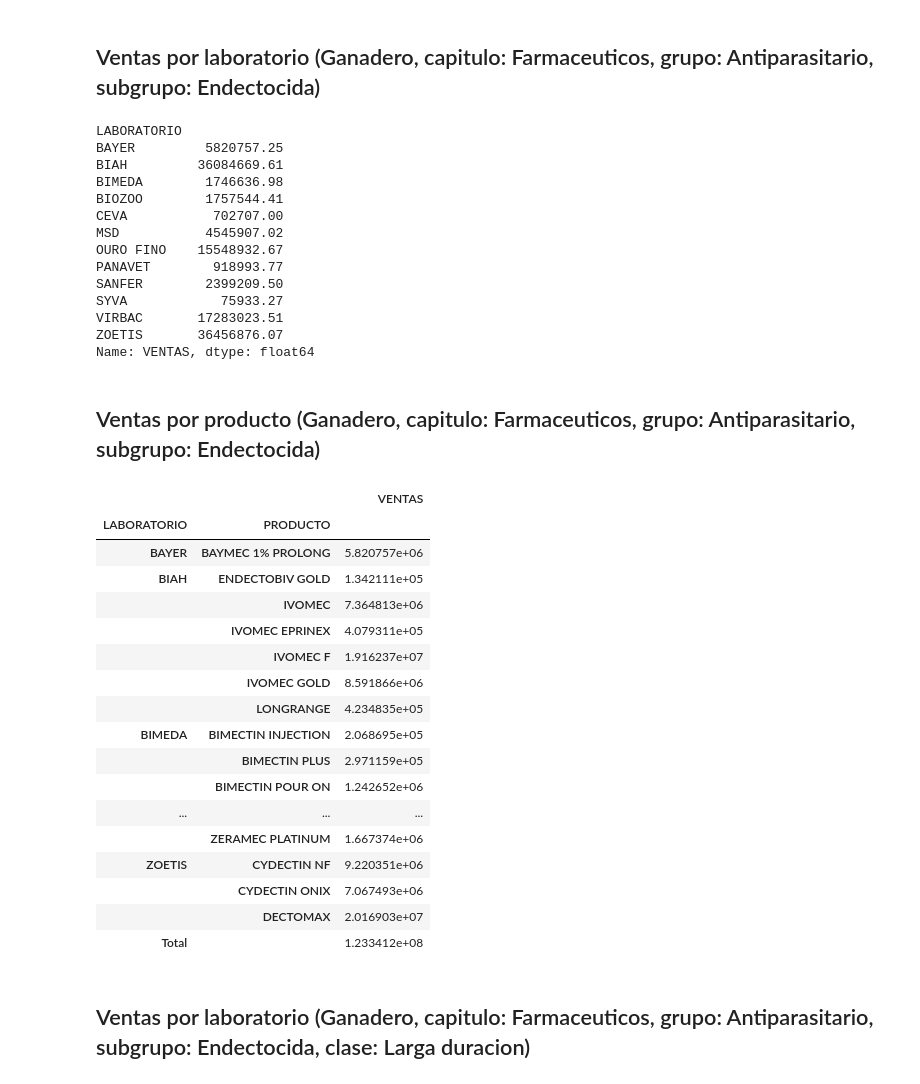
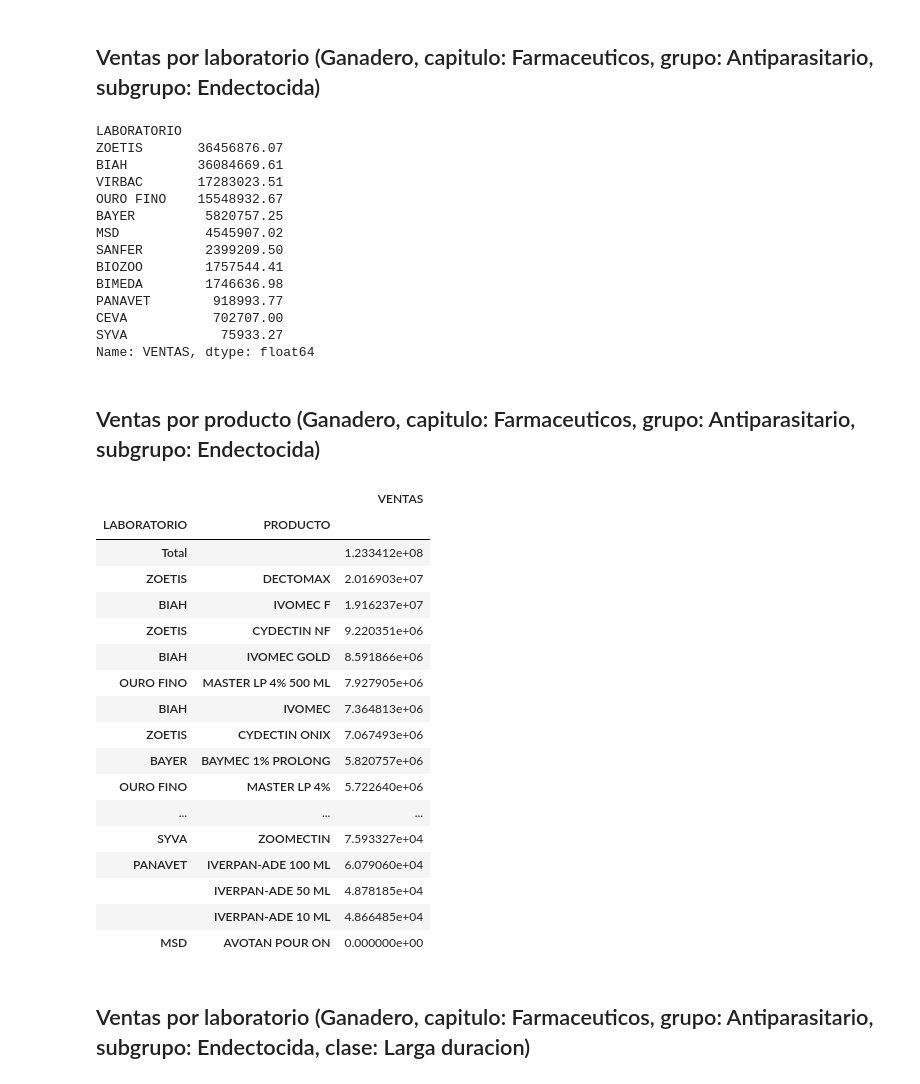
Before and after one commit to ruralkan/gabEsp, a Jupyter notebook: InfoGanadero/informeGanadero.ipynb, the cells around one changed output. Drawn from its saved outputs; the diff is of its cells as text; code cells hidden in the pictures.

```diff
--- a/InfoGanadero/informeGanadero.ipynb
+++ b/InfoGanadero/informeGanadero.ipynb
@@ -423,46 +419,46 @@ df
 ## Ventas por laboratorio (Ganadero, capitulo: Farmaceuticos, grupo: Antiparasitario, subgrupo: Endectocida)
 # %%
 df = stats[(stats.MAIN_SPECIE == "Ganadero") & (stats.CAPITULO == "FARMACEUTICOS") & (stats.GRUPO == "ANTIPARASITARIOS") & (stats.SUBGRUPO == "ENDECTOCIDA") ].groupby('LABORATORIO')['VENTAS'].sum()
-df
+df.sort_values(ascending=False)
 # %% [output]
 LABORATORIO
+ZOETIS       36456876.07
+BIAH         36084669.61
+VIRBAC       17283023.51
+OURO FINO    15548932.67
 BAYER         5820757.25
-BIAH         36084669.61
+MSD           4545907.02
+SANFER        2399209.50
+BIOZOO        1757544.41
 BIMEDA        1746636.98
-BIOZOO        1757544.41
+PANAVET        918993.77
 CEVA           702707.00
-MSD           4545907.02
-OURO FINO    15548932.67
-PANAVET        918993.77
-SANFER        2399209.50
 SYVA            75933.27
-VIRBAC       17283023.51
-ZOETIS       36456876.07
 Name: VENTAS, dtype: float64
 # %% [markdown]
 ## Ventas por producto (Ganadero, capitulo: Farmaceuticos, grupo: Antiparasitario, subgrupo: Endectocida)
 # %%
 df = stats[(stats.MAIN_SPECIE == "Ganadero") & (stats.CAPITULO == "FARMACEUTICOS") & (stats.GRUPO == "ANTIPARASITARIOS") & (stats.SUBGRUPO == "ENDECTOCIDA") ].pivot_table(index=["LABORATORIO","PRODUCTO"],values=["VENTAS"], margins = True, margins_name="Total", aggfunc=np.sum, fill_value=0)
-df
+df.sort_values(by=["VENTAS"], ascending=False)
 # %% [output]
 |  |  | VENTAS |
 | LABORATORIO | PRODUCTO |  |
+| Total |  | 1.233412e+08 |
+| ZOETIS | DECTOMAX | 2.016903e+07 |
+| BIAH | IVOMEC F | 1.916237e+07 |
+| ZOETIS | CYDECTIN NF | 9.220351e+06 |
+| BIAH | IVOMEC GOLD | 8.591866e+06 |
+| OURO FINO | MASTER LP 4% 500 ML | 7.927905e+06 |
+| BIAH | IVOMEC | 7.364813e+06 |
+| ZOETIS | CYDECTIN ONIX | 7.067493e+06 |
 | BAYER | BAYMEC 1% PROLONG | 5.820757e+06 |
-| BIAH | ENDECTOBIV GOLD | 1.342111e+05 |
-|  | IVOMEC | 7.364813e+06 |
-|  | IVOMEC EPRINEX | 4.079311e+05 |
-|  | IVOMEC F | 1.916237e+07 |
-|  | IVOMEC GOLD | 8.591866e+06 |
-|  | LONGRANGE | 4.234835e+05 |
-| BIMEDA | BIMECTIN INJECTION | 2.068695e+05 |
-|  | BIMECTIN PLUS | 2.971159e+05 |
-|  | BIMECTIN POUR ON | 1.242652e+06 |
+| OURO FINO | MASTER LP 4% | 5.722640e+06 |
 | ... | ... | ... |
-|  | ZERAMEC PLATINUM | 1.667374e+06 |
-| ZOETIS | CYDECTIN NF | 9.220351e+06 |
-|  | CYDECTIN ONIX | 7.067493e+06 |
-|  | DECTOMAX | 2.016903e+07 |
-| Total |  | 1.233412e+08 |
+| SYVA | ZOOMECTIN | 7.593327e+04 |
+| PANAVET | IVERPAN-ADE 100 ML | 6.079060e+04 |
+|  | IVERPAN-ADE 50 ML | 4.878185e+04 |
+|  | IVERPAN-ADE 10 ML | 4.866485e+04 |
+| MSD | AVOTAN POUR ON | 0.000000e+00 |
 # %% [markdown]
 ## Ventas por laboratorio (Ganadero, capitulo: Farmaceuticos, grupo: Antiparasitario, subgrupo: Endectocida, clase: Larga duracion)
 # %%
```
Also changed, not shown: parts of 28 cells of this notebook.
